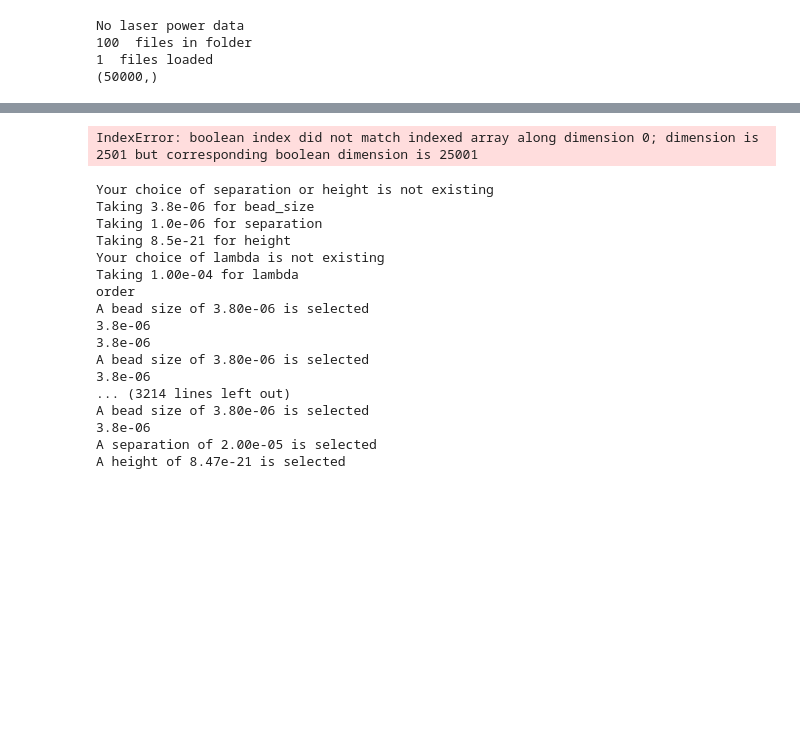
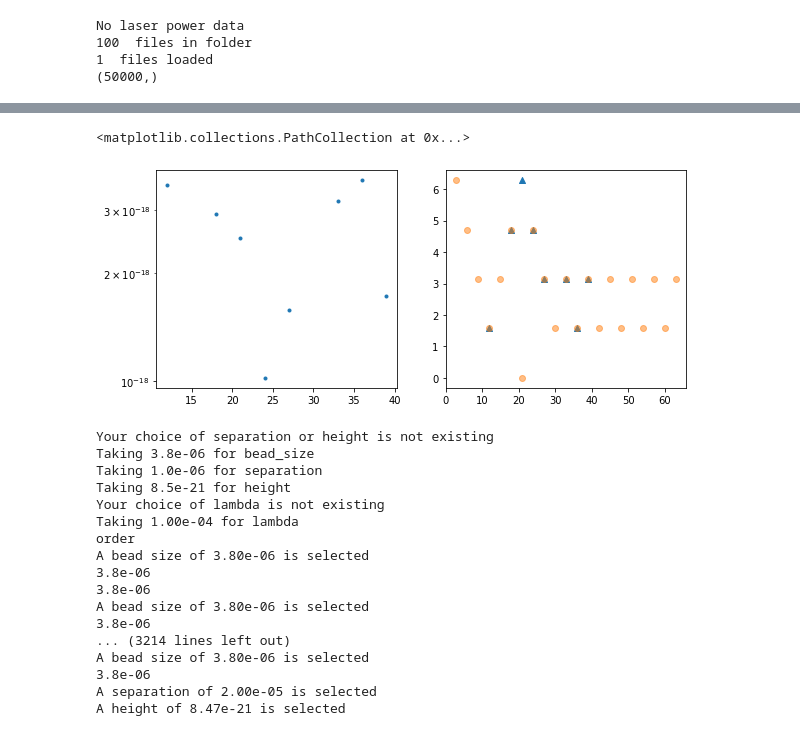
Before and after one commit to stanfordbeads/New_trap_code, a Jupyter notebook: Scripts/DM search/Z-Phase and harmonics optimization .ipynb, the cells around one changed output, grey strips where cells are left out. Drawn from its saved outputs; the diff is of its cells as text; code cells hidden in the pictures; blank space fills up the shorter version.

```diff
--- a/Scripts/DM search/Z-Phase and harmonics optimization .ipynb
+++ b/Scripts/DM search/Z-Phase and harmonics optimization .ipynb
@@ -128,11 +128,12 @@ reduced chi2:  328.68730107336245
 # %%
 angles_signal = np.array([angles[freq==freq_] for freq_ in freqs_signal])
 _,ax = plt.subplots(1,2,figsize=(9.5,4))
-ax[0].semilogy(freqs_signal, np.array(amps)/scale2%(2*np.pi), '.')
-ax[1].scatter(freqs_signal2, phases)
+ax[0].semilogy(freqs_signal2, np.array(amps)/scale2%(2*np.pi), '.')
+ax[1].scatter(freqs_signal2, phases, marker='^')
 ax[1].scatter(freqs_signal, (angles_signal+np.pi/2)%(2*np.pi), alpha=0.5)
 # %% [output]
-IndexError: boolean index did not match indexed array along dimension 0; dimension is 2501 but corresponding boolean dimension is 25001
+<matplotlib.collections.PathCollection at 0x...>
+[figure, added]
 # %%
 def get_force(dist=11.4, lamb=100):
 
```
Also changed, not shown: parts of 4 cells of this notebook, 53 other files.
